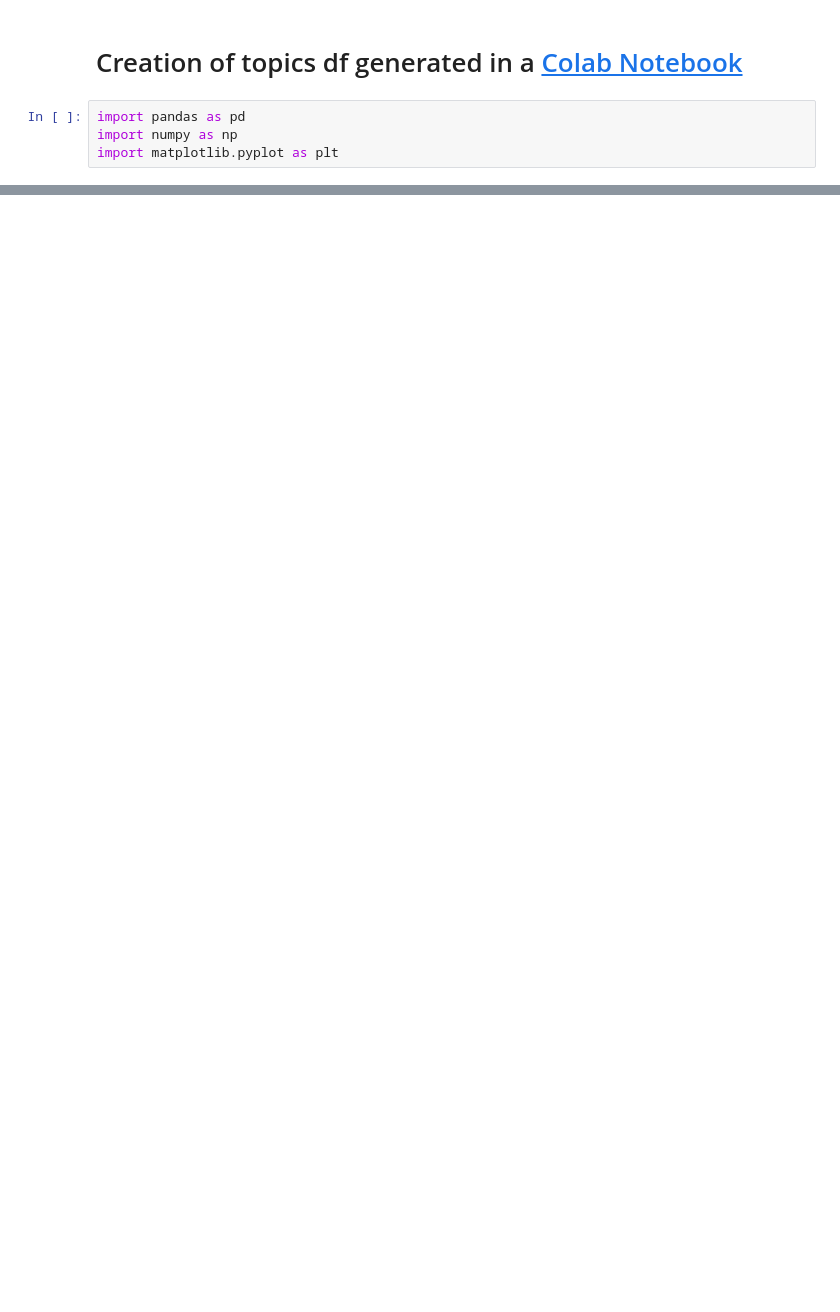
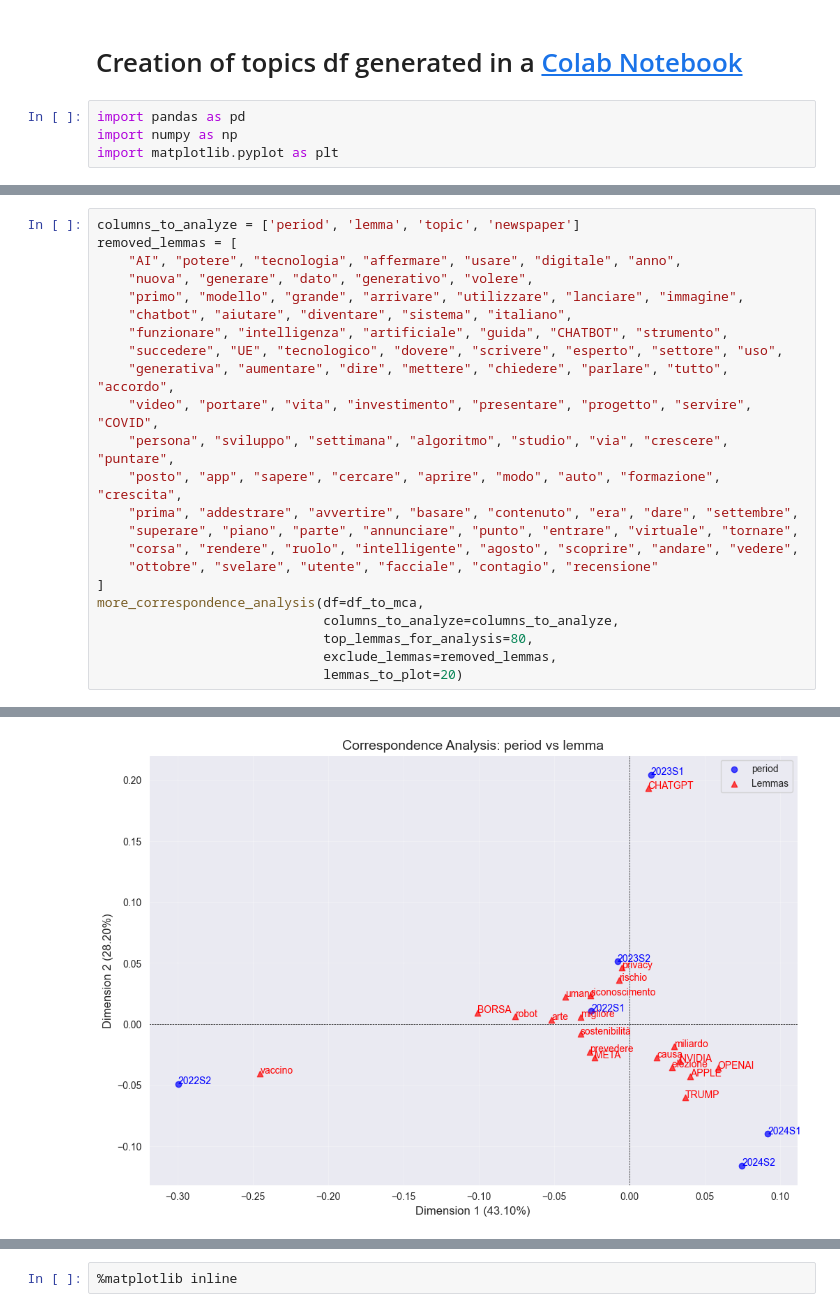
Before and after one commit to KevinM0ney/thesis, a Jupyter notebook: media_text_analysis.ipynb, the cells around one changed output, grey strips where cells are left out. Cells and saved outputs as stored; diff of their text form; blank space fills up the shorter version.

```diff
--- a/media_text_analysis.ipynb
+++ b/media_text_analysis.ipynb
@@ -781,0 +939,24 @@ Total (sum of all components used): 100.00%
+# %%
+columns_to_analyze = ['period', 'lemma', 'topic', 'newspaper']
+removed_lemmas = [
+    "AI", "potere", "tecnologia", "affermare", "usare", "digitale", "anno",
+    "nuova", "generare", "dato", "generativo", "volere",
+    "primo", "modello", "grande", "arrivare", "utilizzare", "lanciare", "immagine",
+    "chatbot", "aiutare", "diventare", "sistema", "italiano",
+    "funzionare", "intelligenza", "artificiale", "guida", "CHATBOT", "strumento",
+    "succedere", "UE", "tecnologico", "dovere", "scrivere", "esperto", "settore", "uso",
+    "generativa", "aumentare", "dire", "mettere", "chiedere", "parlare", "tutto", "accordo",
+    "video", "portare", "vita", "investimento", "presentare", "progetto", "servire", "COVID",
+    "persona", "sviluppo", "settimana", "algoritmo", "studio", "via", "crescere", "puntare",
+    "posto", "app", "sapere", "cercare", "aprire", "modo", "auto", "formazione", "crescita",
+    "prima", "addestrare", "avvertire", "basare", "contenuto", "era", "dare", "settembre",
+    "superare", "piano", "parte", "annunciare", "punto", "entrare", "virtuale", "tornare",
+    "corsa", "rendere", "ruolo", "intelligente", "agosto", "scoprire", "andare", "vedere",
+    "ottobre", "svelare", "utente", "facciale", "contagio", "recensione"
+]
+more_correspondence_analysis(df=df_to_mca,
+                             columns_to_analyze=columns_to_analyze,
+                             top_lemmas_for_analysis=80,
+                             exclude_lemmas=removed_lemmas,
+                             lemmas_to_plot=20)
+# %% [output]
@@ -781,0 +998 @@ Total (sum of all components used): 100.00%
+[figure, added]
@@ -781,0 +1004,2 @@ Total (sum of all components used): 100.00%
+# %%
+%matplotlib inline
```
Also changed, not shown: parts of 16 cells of this notebook, 6 other files.
